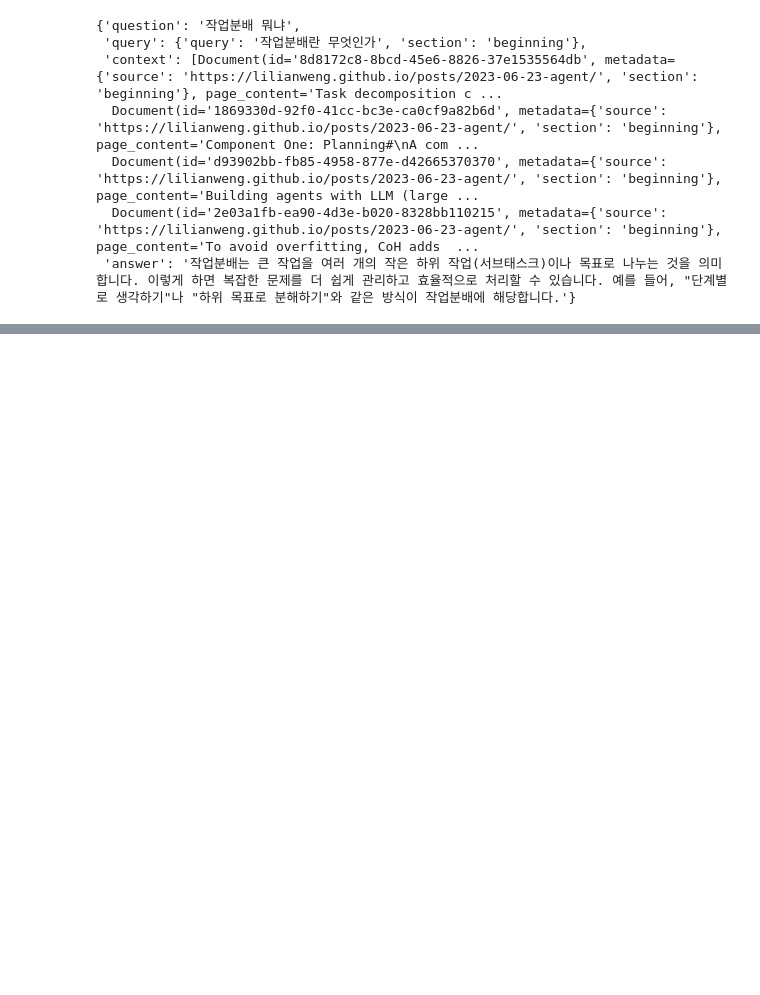
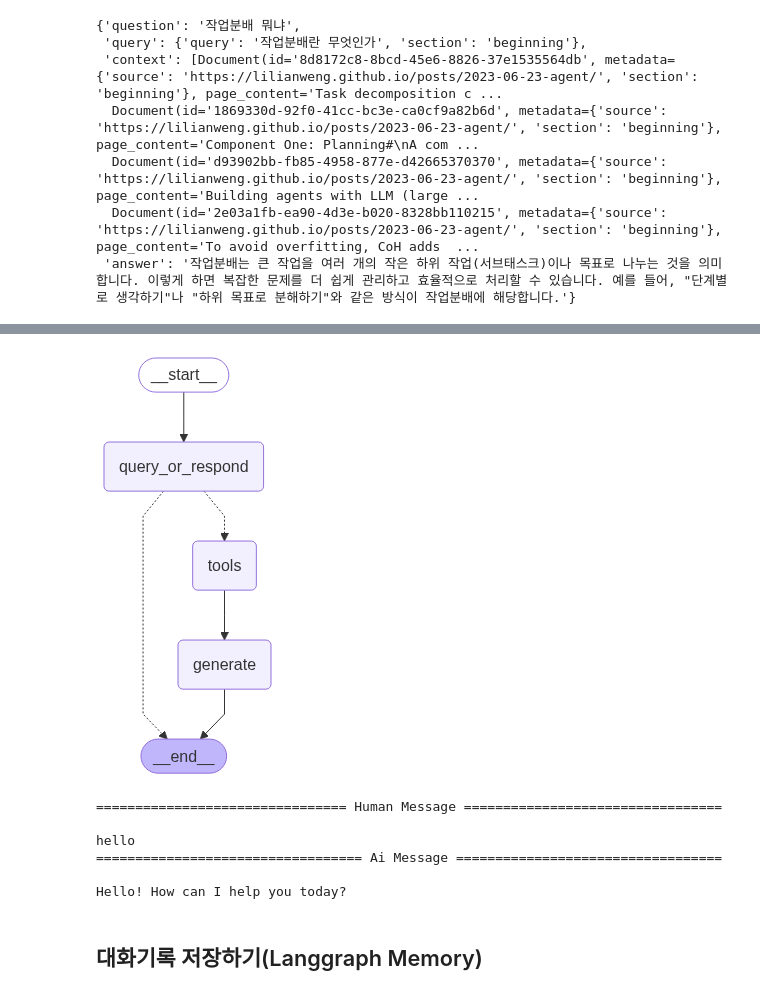
Before and after one commit to im-louise/practice, a Jupyter notebook: LLM-agent/12_langgraph_rag.ipynb, the cells around one changed output, grey strips where cells are left out. Saved outputs shown, nothing was run; the diff lists cells and outputs as text; code cells hidden in the pictures; blank space fills up the shorter version.

```diff
--- a/LLM-agent/12_langgraph_rag.ipynb
+++ b/LLM-agent/12_langgraph_rag.ipynb
@@ -231,0 +290,17 @@ graph.invoke({'question': '작업분배 뭐냐'})
+# %%
+from langchain_core.tools import tool
+
+@tool(response_format='content_and_artifact')  # 2개를 return 한다
+def retrieve(query: str):
+    """Retrieve information related to a query
+    Args:
+        query : Query to search
+    """
+    # 원본 Document list (artifact)
+    docs = vectorstore.similarity_search(query, k=3)
+    # 편집한 텍스트 (content)
+    result_text = '\n\n'.join(
+        (f'Source: {doc.metadata}\nContent: {doc.page_content}')
+        for doc in docs
+    )
+    return result_text, docs
@@ -231,0 +356,47 @@ graph.invoke({'question': '작업분배 뭐냐'})
+# %%
+from langgraph.graph import MessagesState, StateGraph
+
+builder = StateGraph(MessagesState) # 'messages'
+
+# builder.add_node('query_or_respond', query_or_respond)  # 아래와 같은 결과
+builder.add_node(query_or_respond)
+builder.add_node(tools)
+builder.add_node(generate)
+
+# builder.set_entry_point('query_or_respond')  # 아래와 같은 말
+builder.add_edge(START, 'query_or_respond')
+builder.add_conditional_edges(
+    'query_or_respond',
+    tools_condition,
+    {END: END, 'tools': 'tools'}  # 정확하게 상황별 다음 Node 를 지정할 수 있음
+)
+builder.add_edge('tools', 'generate')
+builder.add_edge('generate', END)
+
+graph = builder.compile()
+# %%
+from IPython.display import Image, display
+
+display(Image(graph.get_graph().draw_mermaid_png()))
+# %% [output]
+[figure, added]
+# %%
+input_state = {
+    'messages': [
+        {'role': 'user', 'content': 'hello'}
+    ]
+}
+
+res = graph.invoke(input_state)
+
+for msg in res['messages']:
+    msg.pretty_print()
+# %% [output]
+================================ Human Message =================================
+
+hello
+================================== Ai Message ==================================
+
+Hello! How can I help you today?
+# %% [markdown]
+## 대화기록 저장하기(Langgraph Memory)
```
Also changed, not shown: parts of 8 cells of this notebook, 3 other files.
